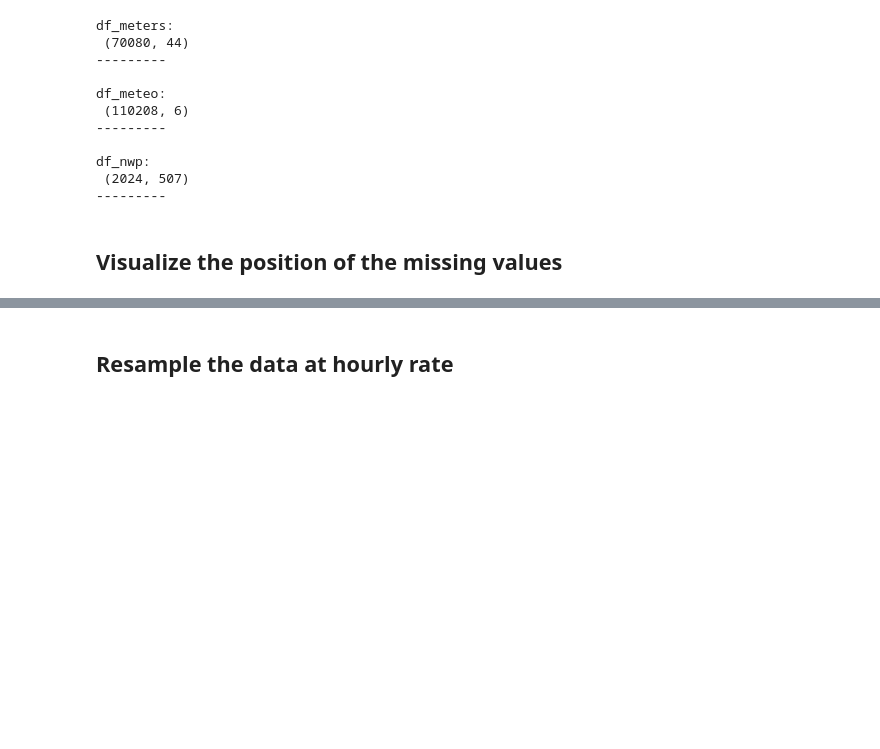
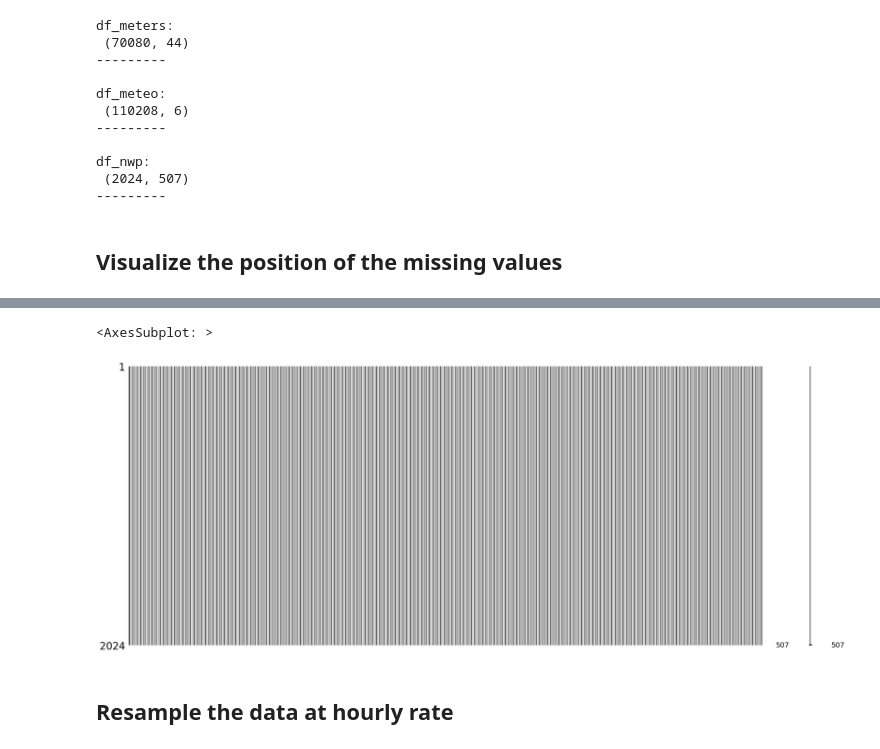
Before and after one commit to FabioLddo/time_series_energy_community_forecasting, a Jupyter notebook: Final_Project_Ippolito_Loddo_Margni.ipynb, the cells around one changed output, grey strips where cells are left out. Saved outputs shown, nothing was run; the diff lists cells and outputs as text; code cells hidden in the pictures; blank space fills up the shorter version.

```diff
--- a/Final_Project_Ippolito_Loddo_Margni.ipynb
+++ b/Final_Project_Ippolito_Loddo_Margni.ipynb
@@ -261,3 +274,9 @@ df_nwp:
+# %%
+# Visualize the position of null values in the time series of df_nwp
+msno.matrix(df_nwp)
+# %% [output]
+<AxesSubplot: >
+[figure, added]
 # %% [markdown]
 ## Resample the data at hourly rate
 # %%
```
Also changed, not shown: parts of 46 cells of this notebook.
